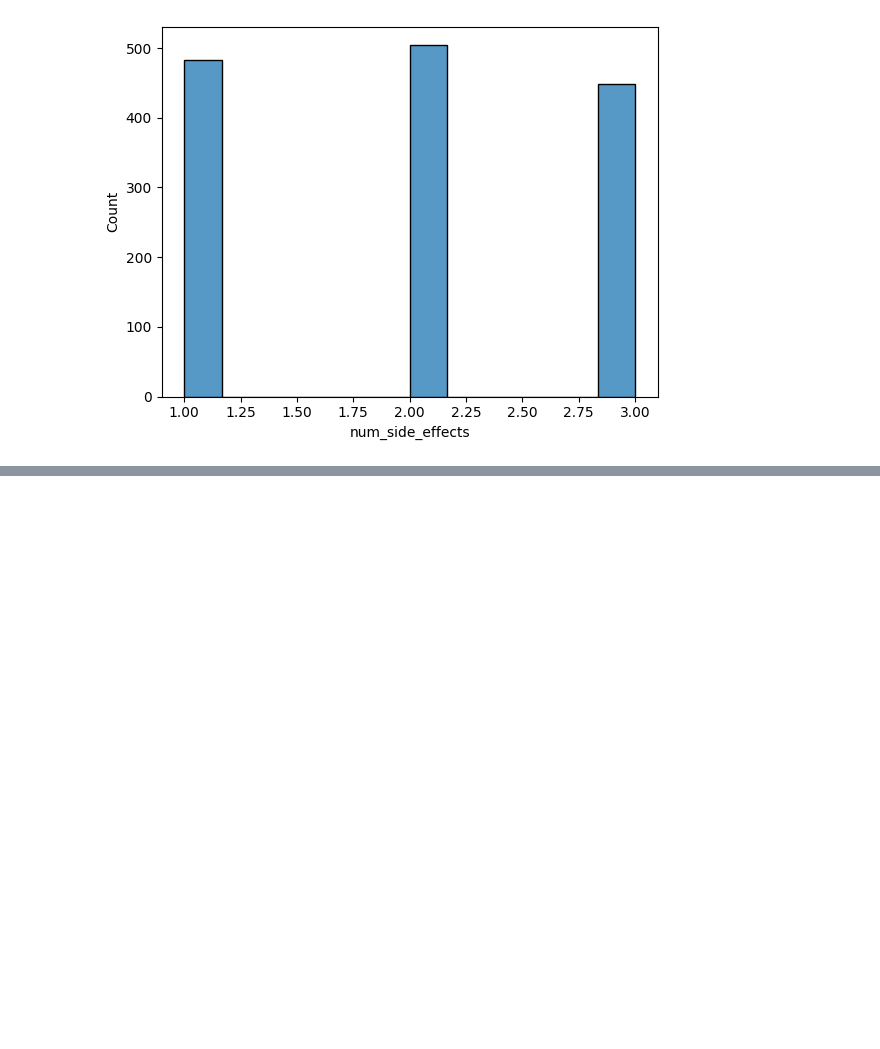
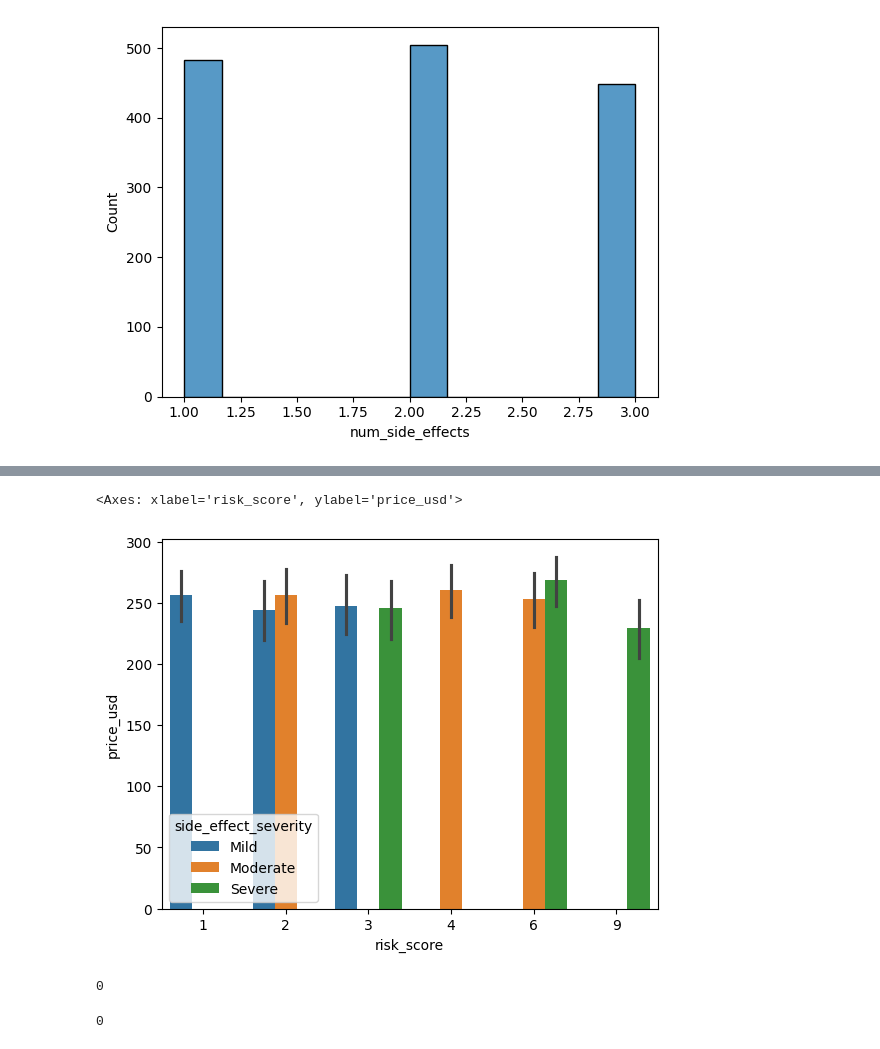
Before and after one commit to palak-verma-0309/drug_data, a Jupyter notebook: main.ipynb, the cells around one changed output, grey strips where cells are left out. Cells and saved outputs as stored; diff of their text form; code cells hidden in the pictures; blank space fills up the shorter version.

```diff
--- a/main.ipynb
+++ b/main.ipynb
@@ -87,0 +106,15 @@ df['risk_score'] = df['num_side_effects'] * df['side_effect_severity'].map({'Mil
+# %%
+sns.barplot(data=df, x='risk_score', y='price_usd', hue='side_effect_severity')
+# %% [output]
+<Axes: xlabel='risk_score', ylabel='price_usd'>
+[figure, added]
+# %%
+df['has_pregnancy_warning'] = df['warnings'].astype(str).apply(lambda x: int("pregnancy" in x.lower()))
+df['has_pregnancy_warning'].sum()
+# %% [output]
+0
+# %%
+df['has_heart_warning'] = df['warnings'].astype(str).apply(lambda x: int("heart" in x.lower()))
+df['has_heart_warning'].sum()
+# %% [output]
+0
```
Also changed, not shown: parts of 6 cells of this notebook.
